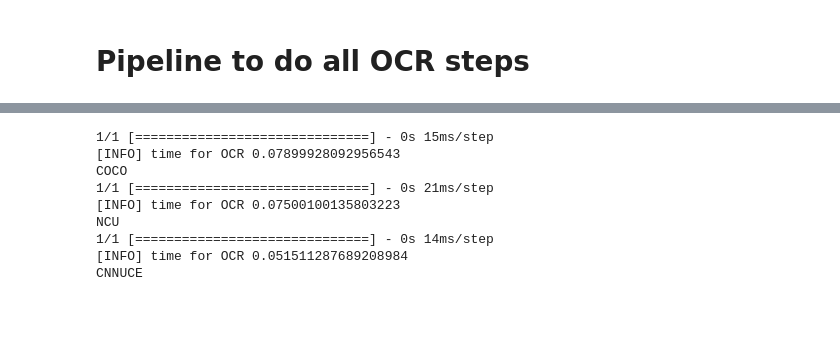
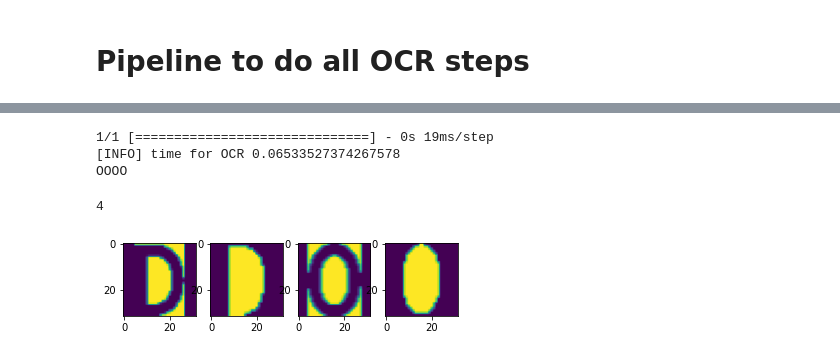
Before and after one commit to DanendraAHP/apaantuh_OCR, a Jupyter notebook: text_detector.ipynb, the cells around one changed output, grey strips where cells are left out. Saved outputs shown, nothing was run; the diff lists cells and outputs as text; code cells hidden in the pictures; blank space fills up the shorter version.

```diff
--- a/text_detector.ipynb
+++ b/text_detector.ipynb
@@ -125,7 +206,7 @@ import cv2
 # %% [markdown]
 make edged image
 # %%
-def ocr(text_detection_boxes, img_path, model, model_height_inp, model_width_inp):
+def ocr(text_detection_boxes, img_path, model, model_height_inp, model_width_inp, num_channel):
 	start = time.time()
 	# load the input image from disk, convert it to grayscale, and blur
 	# it to reduce noise
@@ -151,7 +232,7 @@ def ocr(text_detection_boxes, img_path, model, model_height_inp, model_width_inp
 		(x, y, w, h) = cv2.boundingRect(c)
 		# filter out bounding boxes, ensuring they are neither too small
 		# nor too large
-		if (w >= 5 and w <= 150) and (h >= 15 and h <= 120):
+		if (w >= 5 and w <= 30) and (h >= 15 and h <= 40):
 			# extract the character and threshold it to make the character
 			# appear as *white* (foreground) on a *black* background, then
 			# grab the width and height of the thresholded image
@@ -176,18 +257,22 @@ def ocr(text_detection_boxes, img_path, model, model_height_inp, model_width_inp
 			padded = cv2.copyMakeBorder(thresh, top=dY, bottom=dY,
 				left=dX, right=dX, borderType=cv2.BORDER_CONSTANT,
 				value=(0, 0, 0))
-			padded = cv2.resize(padded, (model_width_inp, model_height_inp))#28*28 is the model input shape
+			#need to adjust with the model input shape
+			#28*28 is the model input shape
+			padded = cv2.resize(padded, (model_width_inp, model_height_inp))
 			# prepare the padded image for classification via our
 			# handwriting OCR model
 			padded = padded.astype("float32") / 255.0
 			padded = np.expand_dims(padded, axis=-1)
 			# update our list of characters that will be OCR'd
 			chars.append((padded, (x, y, w, h)))
+	if len(chars)==0:
+		raise Exception("Sorry no chars detected")
 	# extract the bounding box locations and padded characters
 	boxes = [b[1] for b in chars]
 	chars = np.array([c[0] for c in chars], dtype="float32")
 	#OCR the characters using our handwriting recognition model
-	preds = model.predict(chars)
+	preds = model.model.predict(tf.image.grayscale_to_rgb(tf.convert_to_tensor(chars)))
 	# define the list of label names
 	labelNames = "0123456789"
 	labelNames += "ABCDEFGHIJKLMNOPQRSTUVWXYZ"
@@ -204,25 +289,32 @@ def ocr(text_detection_boxes, img_path, model, model_height_inp, model_width_inp
 		text+=label
 	end = time.time()
 	print(f"[INFO] time for OCR {end - start}")
-	return text
+	return text, chars
 # %% [markdown]
 # Pipeline to do all OCR steps
 # %%
-model = load_model('../models/test_cnn.h5')
+img_path = 'dataset/test_ocr.png'
+east_path = 'models/frozen_east_text_detection.pb'
+ocr_model_path = 'models/mobilenet_noaugment/cp.ckpt'
+model = OCRModel()
+model.load(model_type='mobilenet', model_path=ocr_model_path)
 east_model = cv2.dnn.readNet(east_path)
-img_path = '../dataset/test_ocr.png'
-east_path = '../models/frozen_east_text_detection.pb'
 min_confidence = 0.5
 width = 320#need to be multiple of 32
 height = 320#need to be multiple of 32
-model_height_inp = 28
-model_width_inp = 28
+model_height_inp = 32
+model_width_inp = 32
+num_channel = 3
 # %%
 # apply non-maxima suppression to suppress weak, overlapping bounding
 # boxes
+img_path = 'dataset/test_ocr.png'
 img = cv2.imread(img_path)
 text_detection_boxes = text_detection(img_path, east_model, min_confidence, width, height)
 fig, axs = plt.subplots(nrows=1, ncols=len(text_detection_boxes), figsize=(15,10))
 for i,(startX, startY, endX, endY) in enumerate(text_detection_boxes):
-	axs[i].imshow(img[startY:endY, startX:endX,:])
+	if len(text_detection_boxes)==1:
+		axs.imshow(img[startY:endY, startX:endX,:])
+	else:
+		axs[i].imshow(img[startY:endY, startX:endX,:])
 # %% [output]
@@ -230,15 +322,19 @@ for i,(startX, startY, endX, endY) in enumerate(text_detection_boxes):
 [figure]
 # %%
-for box in text_detection_boxes:
-    text = ocr(box, img_path, model, model_height_inp, model_width_inp)
+for box in text_detection_boxes[:1]:
+    text,chars = ocr(box, img_path, model, model_height_inp, model_width_inp, num_channel)
     print(text)
 # %% [output]
-1/1 [==============================] - 0s 15ms/step
-[INFO] time for OCR 0.07899928092956543
-COCO
-1/1 [==============================] - 0s 21ms/step
-[INFO] time for OCR 0.07500100135803223
-NCU
-1/1 [==============================] - 0s 14ms/step
-[INFO] time for OCR 0.051511287689208984
-CNNUCE
+1/1 [==============================] - 0s 19ms/step
+[INFO] time for OCR 0.06533527374267578
+OOOO
+# %%
+len(chars)
+# %% [output]
+4
+# %%
+fig, axs = plt.subplots(1,len(chars))
+for i in range(len(chars)):
+    axs[i].imshow(chars[i])
+# %% [output]
+[figure, added]
```
Also changed, not shown: parts of 26 cells of this notebook, 4 other files.
